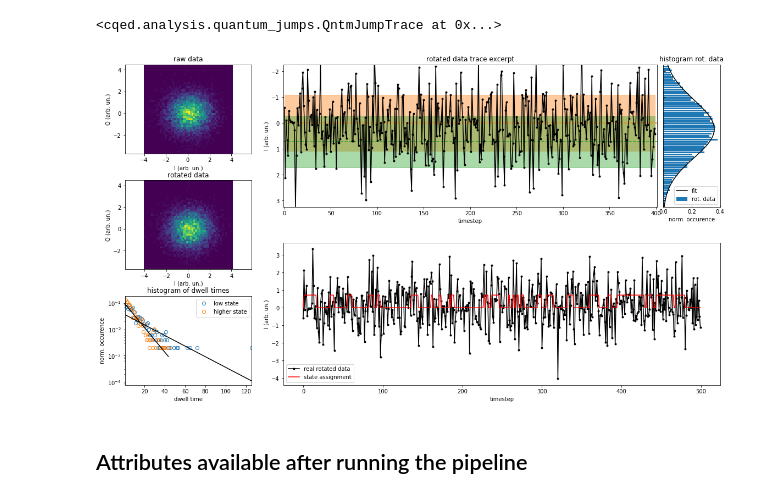
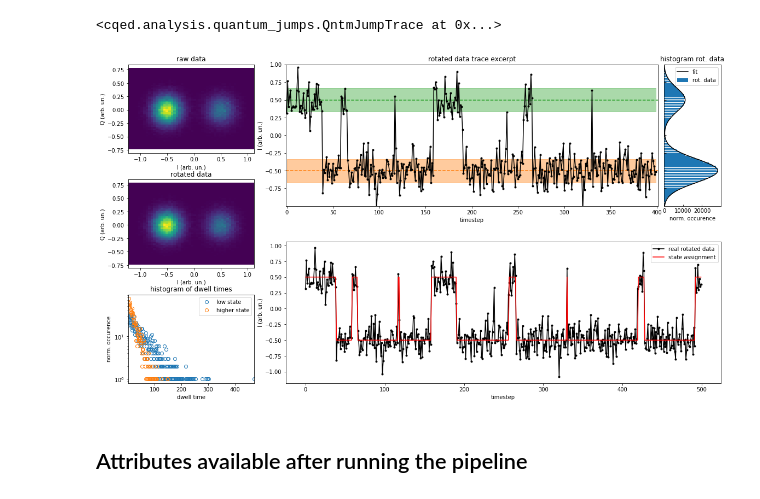
Before and after one commit to lukassplitthoff/cqed, a Jupyter notebook: templates/QuantumJumps_analysis.ipynb, the cells around one changed output. Saved outputs shown, nothing was run; the diff lists cells and outputs as text; code cells hidden in the pictures.

Commit message:
add examples for new analysis options

```diff
--- a/templates/QuantumJumps_analysis.ipynb
+++ b/templates/QuantumJumps_analysis.ipynb
@@ -23,16 +25,17 @@ def test_data(n_samples, snr, startprob, transition_mtrx, means):
     X, Z = model.sample(int(n_samples))
     return X, Z
 # %%
-n_samples = 1e4
-snr = 1. # defined as distance between means divided by variance, assuming the distance is 1.
+n_samples = 1e5
+snr = 6. # defined as distance between means divided by variance, assuming the distance is 1.
+dt = 2e-6
 
 startprob = np.array([0.5, 0.5,])
 
-transition_mtrx = np.array([[0.7, 0.3],
-                            [0.7, 0.3]])
+transition_mtrx = np.array([[0.95, 0.05],
+                            [0.02, 0.98]])
 #blob means
 means = np.array([[0.5, 0.0],
-                  [-.5, 0.0]])
+                  [-0.5, 0.0]])
 
 X, Z = test_data(n_samples, snr, startprob, transition_mtrx, means)
 
@@ -61,0 +65,5 @@ fig.tight_layout()
+# %%
+rw = X[:,0] + 1.j*X[:,1]
+rw_arr = np.array([ X[:,0], X[:,0], X[:,0], X[:,0], X[:,0], X[:,0], X[:,0]]) + 1.j*np.array([
+    X[:,1], X[:,1], X[:,1], X[:,1], X[:,1], X[:,1], X[:,1]
+])
@@ -62,13 +72,16 @@ fig.tight_layout()
+# %%
+# load your trace data either in complex format or as a tuple of (real, imaginary).
+# Input data can also be 2d arrays
+
+timestep = 1.
+qj = qjmps.QntmJumpTrace(rw_arr, timestep, n_integration=1)
+
+# qj = qjmps.QntmJumpTrace((X[:,0], X[:,1]), data_complex=False)
 # %% [markdown]
 # How to use the latching filter pipeline
 # %% [markdown]
 ## Usage
 # %%
-# load your trace data either in complex format or as a tuple of (real, imaginary)
-
-qj = qjmps.QntmJumpTrace(X[:,0]+1.j*X[:,1])
-# qj = qjmps.QntmJumpTrace((X[:,0], X[:,1]), data_complex=False)
-
 ################################
 # perform the entire pipeline: #
 ################################
@@ -78,7 +91,7 @@ qj = qjmps.QntmJumpTrace(X[:,0]+1.j*X[:,1])
 # 4) Histogram the dwell times of the two states and fit an exponential distribution
 
 # For some special cases latching_pipeline has a few kwargs available:
-n_bins=100 # number of bins used for the histogram of the real part of the rotated data
+n_bins=101 # number of bins used for the histogram of the real part of the rotated data
 dbl_gauss_p0=None # starting parameters for the double gaussian fit
 override_gaussfit=False # False: use the parameters found in the
                         # internal double gauss fit routine for the state assignment algorithm
@@ -94,9 +107,9 @@ qj.latching_pipeline(n_bins=n_bins, dbl_gauss_p0=dbl_gauss_p0, override_gaussfit
 <cqed.analysis.quantum_jumps.QntmJumpTrace at 0x...>
 # %%
 #plot an overview of the analysis
-qj.plot_analysis()
+qj.plot_latching_analysis()
 # %% [output]
-[figure, old version]
+[figure, new version]
 # %% [markdown]
 ## Attributes available after running the pipeline
 # %%
```
Also changed, not shown: parts of 10 cells of this notebook.
